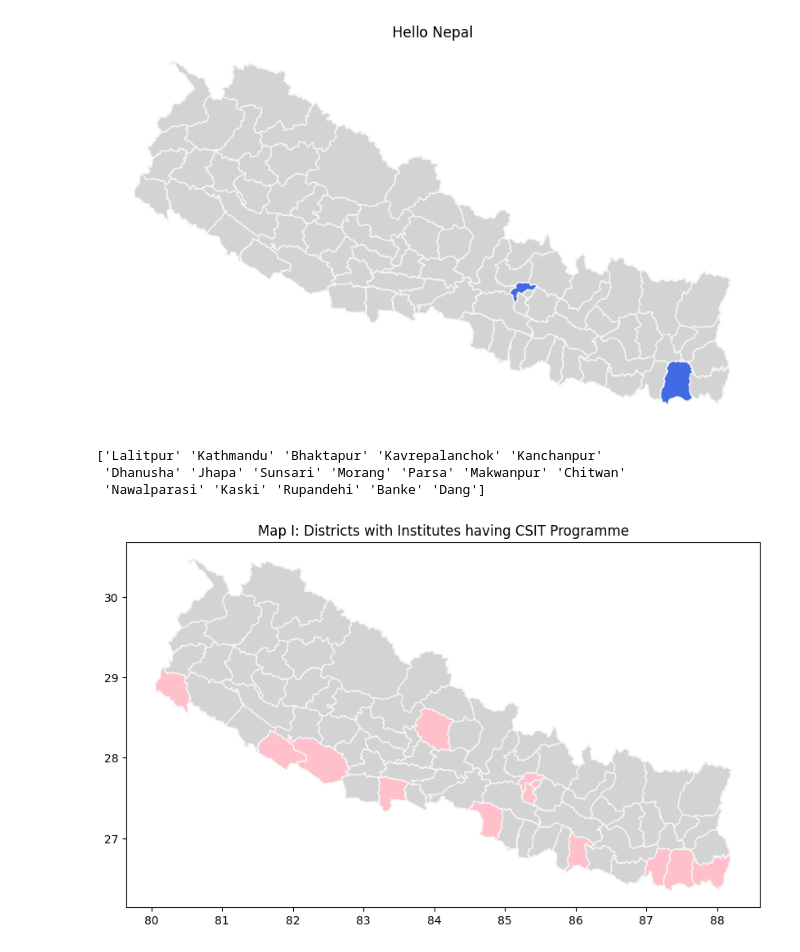
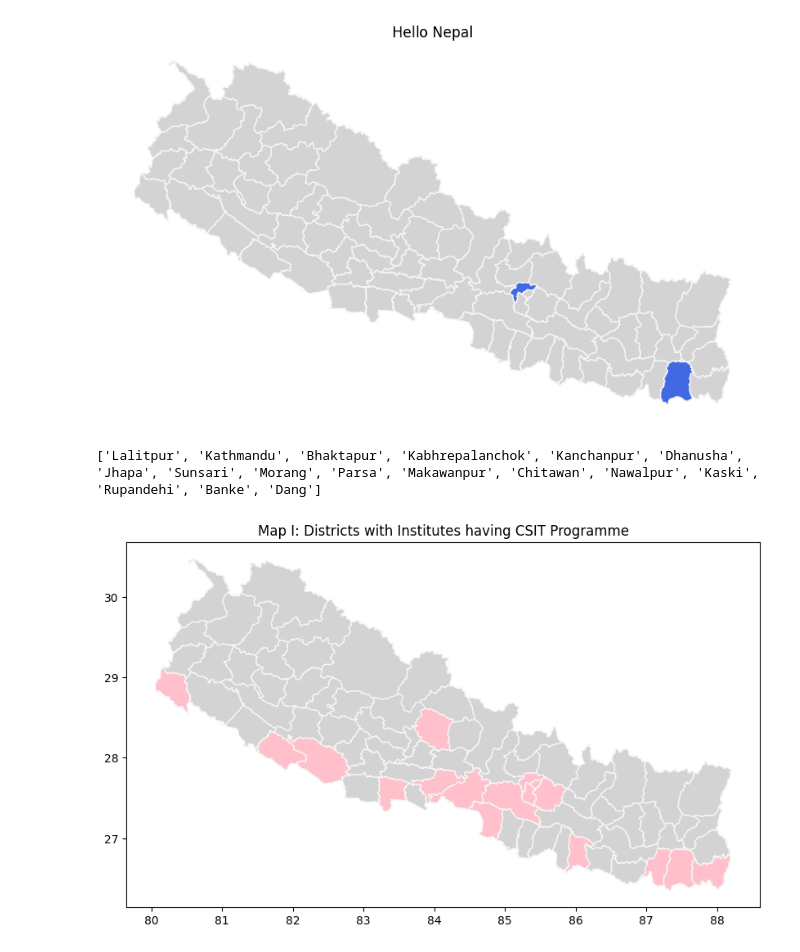
Before and after one commit to aveeyan/CSITAnalyticsNepal, a Jupyter notebook: visualize.ipynb, the cells around one changed output. Saved outputs shown, nothing was run; the diff lists cells and outputs as text; code cells hidden in the pictures.

Commit message:
Renamed districts in CSV to match up with GeoDataFrame districts; Removed stats_csit.py; Removed on color_district function to identify Nawalpur as NAWALPARASI_E

```diff
--- a/visualize.ipynb
+++ b/visualize.ipynb
@@ -41,7 +41,7 @@ def color_district(geodataframe,
                    color:str = "royalblue",
                    title:str = "Districts of Nepal",
                    axis:bool = True):
-    districts_arr = [district.upper() for district in districts_arr]
+    districts_arr = ["NAWALPARASI_E" if district.upper().startswith("NAWAL") else district.upper() for district in districts_arr]
     geodataframe["color"] = geodataframe["DISTRICT"].apply(
         lambda x: color if x in districts_arr else "lightgray"
     )
@@ -59,15 +59,14 @@ color_district(gdf, districts, title="Hello Nepal", axis=False)
 [figure]
 # %%
 # Coloring I: Display Districts with CSIT Programme
-districts_with_csit = csit_stats.districts_csit
-print(districts_with_csit)
+districts_with_csit = (df["District"].unique()).tolist()
 color_district(gdf,
                districts_arr=districts_with_csit,
                color="pink",
                title="Map I: Districts with Institutes having CSIT Programme",
                axis=True)
+
+# Chitwan -> Chitawan, Makwanpur-> Makawanpur, Kavrepalanchok->Kabhrepalanchok, Nawalparasi->NAWALPARASI_E
 # %% [output]
-['Lalitpur' 'Kathmandu' 'Bhaktapur' 'Kavrepalanchok' 'Kanchanpur'
- 'Dhanusha' 'Jhapa' 'Sunsari' 'Morang' 'Parsa' 'Makwanpur' 'Chitwan'
- 'Nawalparasi' 'Kaski' 'Rupandehi' 'Banke' 'Dang']
+['Lalitpur', 'Kathmandu', 'Bhaktapur', 'Kabhrepalanchok', 'Kanchanpur', 'Dhanusha', 'Jhapa', 'Sunsari', 'Morang', 'Parsa', 'Makawanpur', 'Chitawan', 'Nawalpur', 'Kaski', 'Rupandehi', 'Banke', 'Dang']
-[figure, old version]
+[figure, new version]
```
Also changed, not shown: 2 other files.
